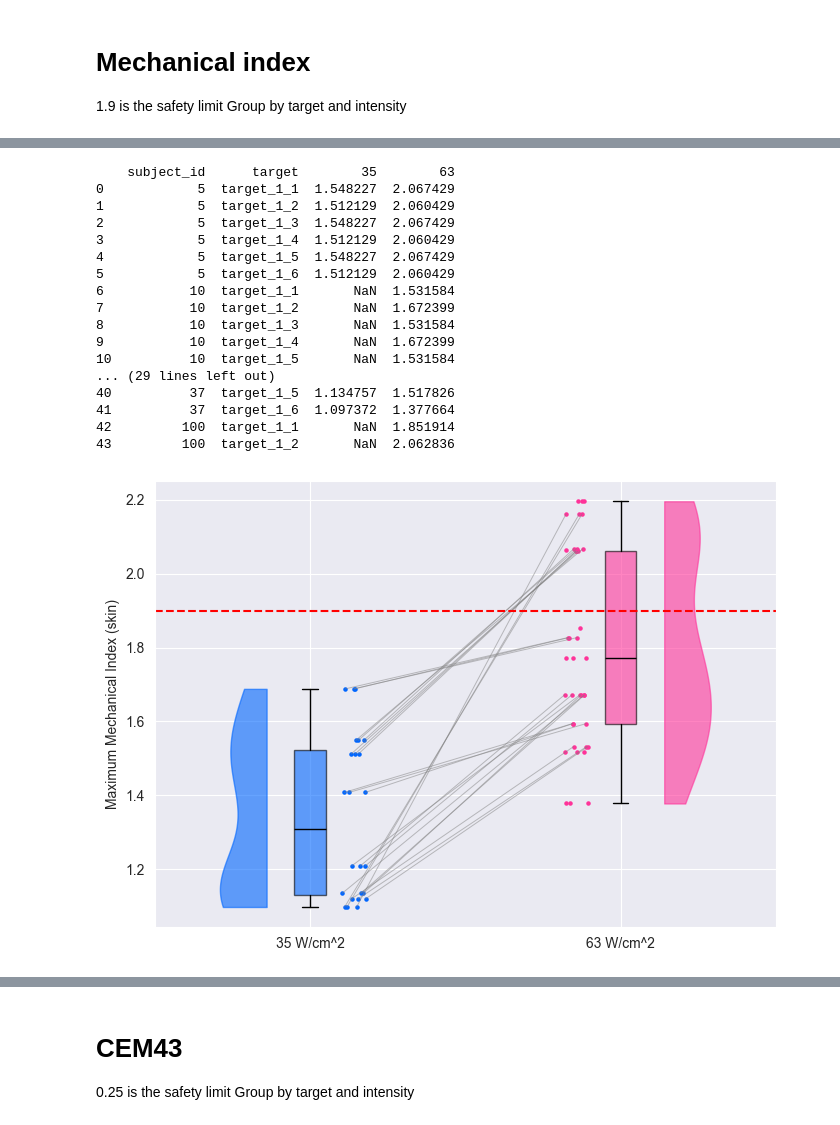
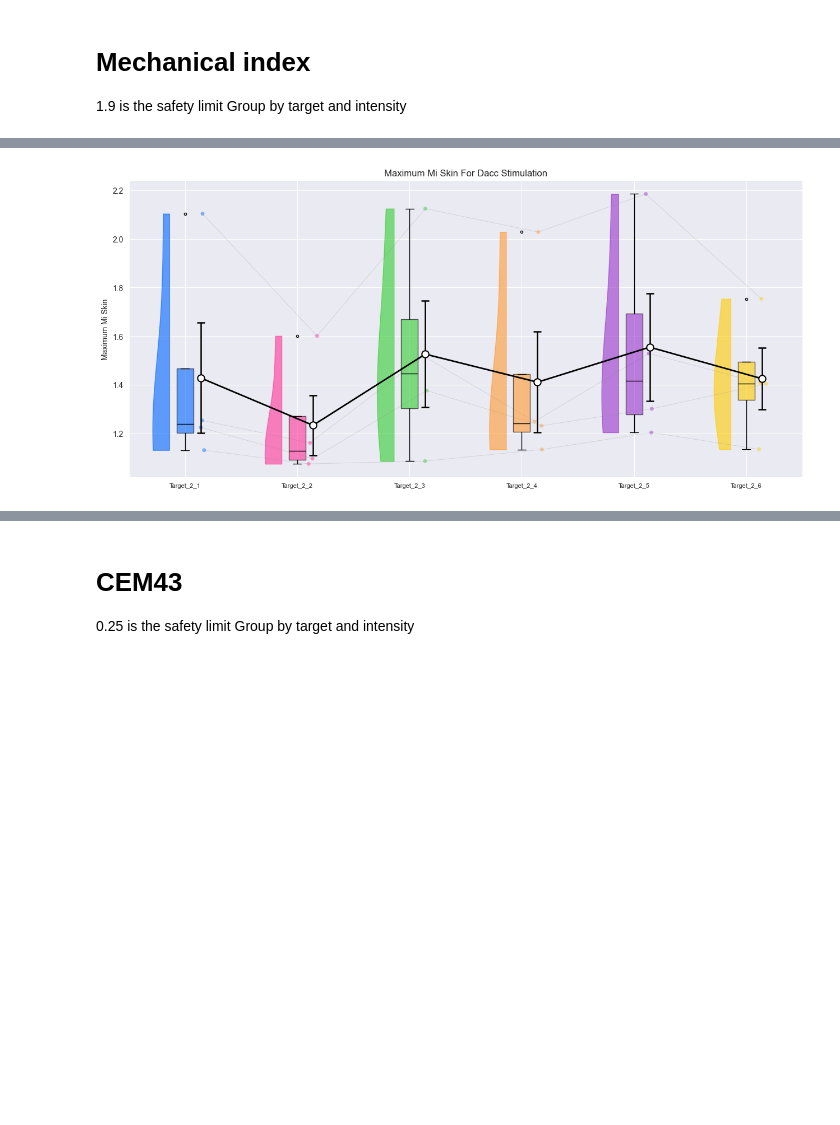
Before and after one commit to KTZ228/phd_1_analysis, a Jupyter notebook: acoustic_simulations/safety_parameters.ipynb, the cells around one changed output, grey strips where cells are left out. Drawn from its saved outputs; the diff is of its cells as text; code cells hidden in the pictures; blank space fills up the shorter version.

Commit message:
Added some scripts to plot simulation results

```diff
--- a/acoustic_simulations/safety_parameters.ipynb
+++ b/acoustic_simulations/safety_parameters.ipynb
@@ -15,4 +13,6 @@ planning_simulations = True
 # %%
+planning_simulations = False
+
 # Determine simulation location
 if planning_simulations:
     simulations_location = 'planning'
@@ -20,7 +20,7 @@ else:
     simulations_location = 'post-hoc'
 
 # Make output folder
-plot_dir = os.path.join('..','TUS','plots','acoustic_simulations', simulations_location)
+plot_dir = f'/Volumes/kenvdzee/Documents/phd_1_analysis/plots/TUS/acoustic_simulations/{simulations_location}'
 if not os.path.exists(plot_dir):
     os.makedirs(plot_dir)
 # %% [markdown]
@@ -30,7 +30,8 @@ simulation_directory = f'/Volumes/project/3025011.02/TUS_simulations/{simulation
 
 stimulation_output_full_filenames_1 = os.path.join(simulation_directory, '**', '*layered_output_table_target_1*.csv')
 stimulation_output_full_filenames_2 = os.path.join(simulation_directory, '**', '*layered_output_table_target_2*.csv')
+stimulation_output_full_filenames_3 = os.path.join(simulation_directory, '**', '*layered_output_table_target_3*.csv')
 
-stimulation_output_full_filenames = glob.glob(stimulation_output_full_filenames_1, recursive=True) + glob.glob(stimulation_output_full_filenames_2, recursive=True)
+stimulation_output_full_filenames = glob.glob(stimulation_output_full_filenames_1, recursive=True) + glob.glob(stimulation_output_full_filenames_2, recursive=True) + glob.glob(stimulation_output_full_filenames_3, recursive=True)
 print(stimulation_output_full_filenames)
 # %% [output]
@@ -104,12 +101,8 @@ else:
 column_indices = list(range(stimulation_output.shape[1]))
 reordered_column_indices = [column_indices[0]] + column_indices[-3:] + column_indices[1:-3]
 stimulation_output = stimulation_output.iloc[:, reordered_column_indices]
-stimulation_output.sort_values(by=['subject_id', 'target', 'intensity', 'duty_cycle'], inplace=True)
+stimulation_output.sort_values(by=['subject_id', 'target'], inplace=True)
 stimulation_output.reset_index(drop=True, inplace=True)
-
-# Replace values to improve readability
-stimulation_output['duty_cycle'] = stimulation_output['duty_cycle'].map({'dc10': '10%', 'dc15': '15%', 'dc20': '20%'})
-stimulation_output['intensity'] = stimulation_output['intensity'].map({'strength_1': '35', 'strength_2': '60', 'strength_3': '80'})
 
 # Now drop some columns
 stimulation_output.drop(
@@ -150,52 +169,27 @@ safety_limit = 1.9
 # %%
-try:
-    # Single out the amygdala targets
-    stimulation_output_pivoted = stimulation_output[stimulation_output['target'].str.contains('target_1_')]
+# Participants might show a propensity for win-cues, letting the positive cues entangle with the positive feedback. Koutsompari et al. (2025) describe this as a perseveration bias
 
-    # Single-pass aggregation & reshape
-    stimulation_output_pivoted = (
-        stimulation_output_pivoted
-        .pivot_table(
-            index=['subject_id','target'],
-            columns='intensity',
-            values='max_MI_skin',
-            aggfunc='mean'
-        )
-        .reset_index()
+# Single-pass aggregation & reshape
+stimulation_output_pivoted = (
+    stimulation_output
+    .pivot_table(
+        index=['subject_id'],
+        columns='target',
+        values='max_MI_skin',
+        aggfunc='mean'
     )
-    stimulation_output_pivoted = stimulation_output_pivoted.rename_axis(None, axis=1)
-    print(stimulation_output_pivoted)
+    .reset_index()
+)
+stimulation_output_pivoted = stimulation_output_pivoted.rename_axis(None, axis=1)
 
-    # Plot the two groups using a raincloud plot
-    utils.plotting_functions.paired_raincloud_2_groups(
-        stimulation_output_pivoted,
-        column_1='35',
-        column_2='60',
-        labels=['35 W/cm^2', '40 W/cm^2'],
-        output_dir=plot_dir,
-        ylabel_name='Maximum Mechanical Index (skin)',
-        plot_name='Maximum MI in skin for amygdala stimulation',
-        hline=safety_limit
-    )
-except Exception as e:
-    print(f"Skipping block due to error: {e}")
+# Plot the two groups using a raincloud plot
+utils.plotting_functions.paired_raincloud(
+    stimulation_output_pivoted,
+    columns=['target_2_1', 'target_2_2', 'target_2_3', 'target_2_4', 'target_2_5', 'target_2_6'],
+    output_dir=plot_dir,
+    ylabel_name='Maximum MI Skin',
+    plot_name='Maximum MI Skin for dACC stimulation'
+);
 # %% [output]
-    subject_id      target        35        63
-0            5  target_1_1  1.548227  2.067429
-1            5  target_1_2  1.512129  2.060429
-2            5  target_1_3  1.548227  2.067429
-3            5  target_1_4  1.512129  2.060429
-4            5  target_1_5  1.548227  2.067429
-5            5  target_1_6  1.512129  2.060429
-6           10  target_1_1       NaN  1.531584
-7           10  target_1_2       NaN  1.672399
-8           10  target_1_3       NaN  1.531584
-9           10  target_1_4       NaN  1.672399
-10          10  target_1_5       NaN  1.531584
-... (29 lines left out)
-40          37  target_1_5  1.134757  1.517826
-41          37  target_1_6  1.097372  1.377664
-42         100  target_1_1       NaN  1.851914
-43         100  target_1_2       NaN  2.062836
-[figure, old version]
+[figure, new version]
 # %%
```
Also changed, not shown: parts of 38 cells of this notebook, 3 other files.
